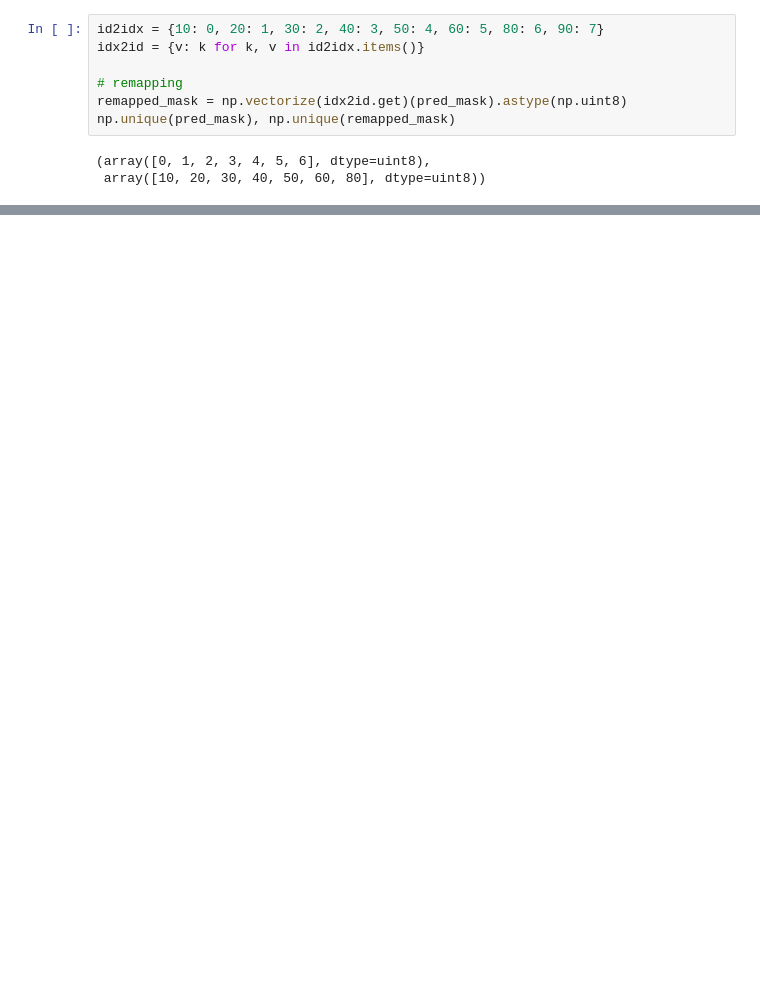
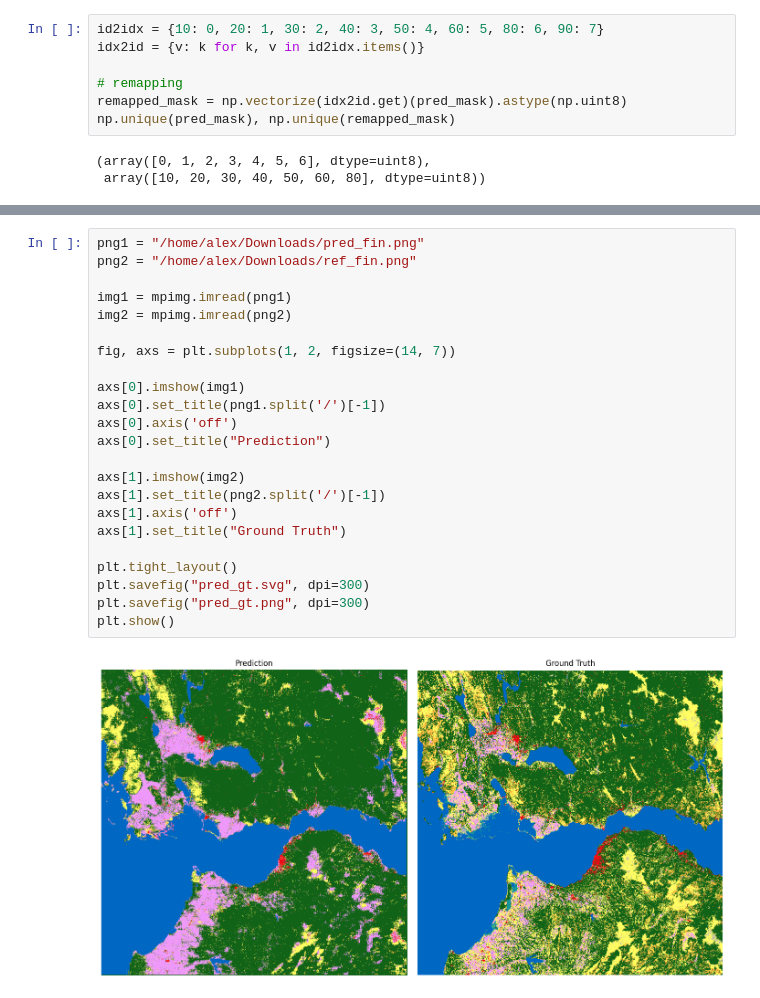
Before and after one commit to alexisfilippakopoulos/Multi-Spectral-Land-Use-Segmentation, a Jupyter notebook: inference.ipynb, the cells around one changed output, grey strips where cells are left out. Drawn from its saved outputs; the diff is of its cells as text; blank space fills up the shorter version.

```diff
--- a/inference.ipynb
+++ b/inference.ipynb
@@ -268,0 +144,25 @@ Mean IoU: 0.29951415540174287
+# %%
+png1 = "/home/alex/Downloads/pred_fin.png"
+png2 = "/home/alex/Downloads/ref_fin.png"
+
+img1 = mpimg.imread(png1)
+img2 = mpimg.imread(png2)
+
+fig, axs = plt.subplots(1, 2, figsize=(14, 7))
+
+axs[0].imshow(img1)
+axs[0].set_title(png1.split('/')[-1])
+axs[0].axis('off')
+axs[0].set_title("Prediction")
+
+axs[1].imshow(img2)
+axs[1].set_title(png2.split('/')[-1])
+axs[1].axis('off')
+axs[1].set_title("Ground Truth")
+
+plt.tight_layout()
+plt.savefig("pred_gt.svg", dpi=300)
+plt.savefig("pred_gt.png", dpi=300)
+plt.show()
+# %% [output]
+[figure, added]
```
Also changed, not shown: parts of 16 cells of this notebook, 4 other files.
